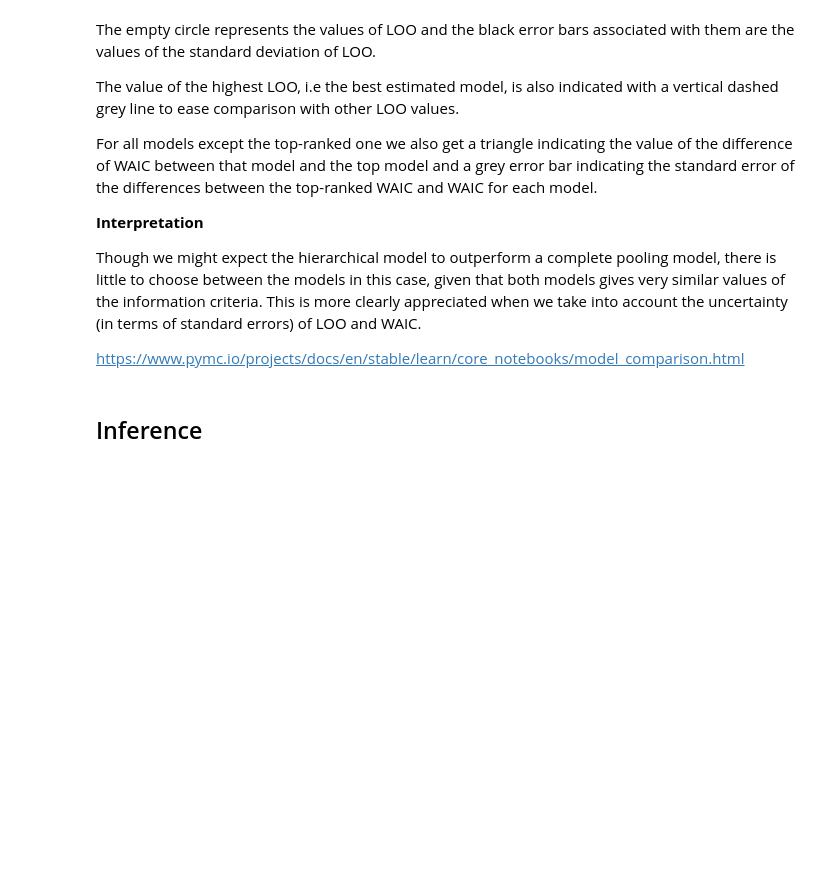
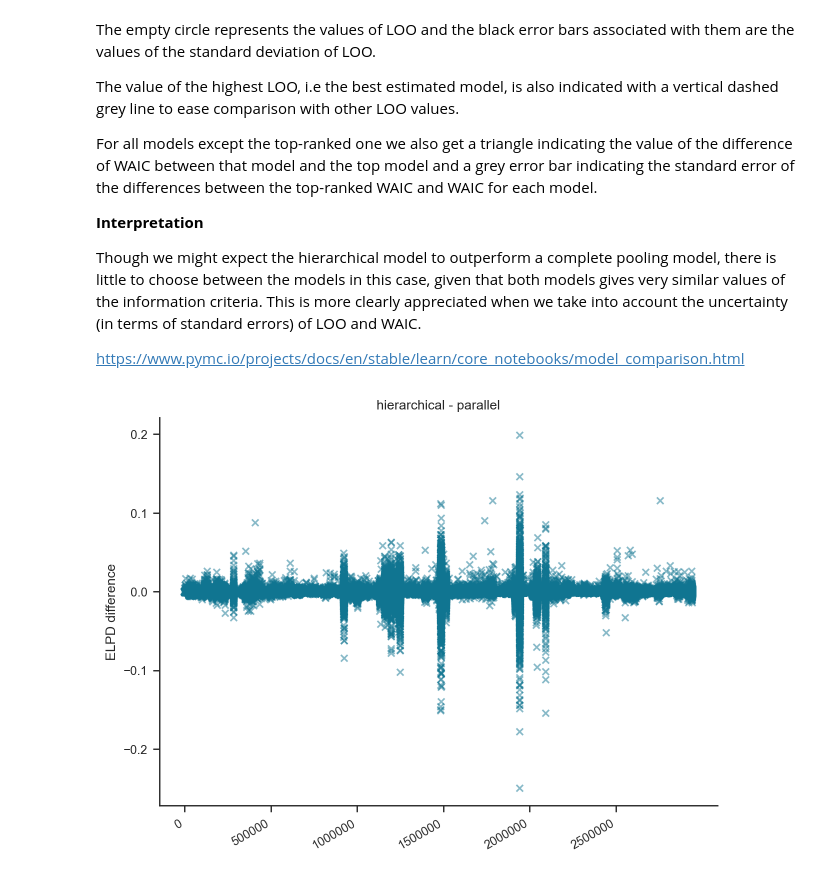
Before and after one commit to kaspermunch/pymc, a Jupyter notebook: notebooks/model_comparison.ipynb, the cells around one changed output. Drawn from its saved outputs; the diff is of its cells as text; code cells hidden in the pictures; blank space fills up the shorter version.

```diff
--- a/notebooks/model_comparison.ipynb
+++ b/notebooks/model_comparison.ipynb
@@ -118,9 +108,10 @@ Though we might expect the hierarchical model to outperform a complete pooling m
 [https://www.pymc.io/projects/docs/en/stable/learn/core_notebooks/model_comparison.html](https://www.pymc.io/projects/docs/en/stable/learn/core_notebooks/model_comparison.html)
 # %%
 az.plot_elpd(
-    {"hierarchical": elpd_hierarchical,
-     "parallel": elpd_parallel},
-    xlabels=True
-)
+    {"hierarchical": loo_hierarchical,
+     "parallel": loo_parallel},
+    xlabels=True,
+    plot_kwargs=dict(marker='x', alpha=0.5)
+) ;
+# %% [output]
+[figure, added]
-# %% [markdown]
-## Inference
```
Also changed, not shown: parts of 25 cells of this notebook, 3 other files.
